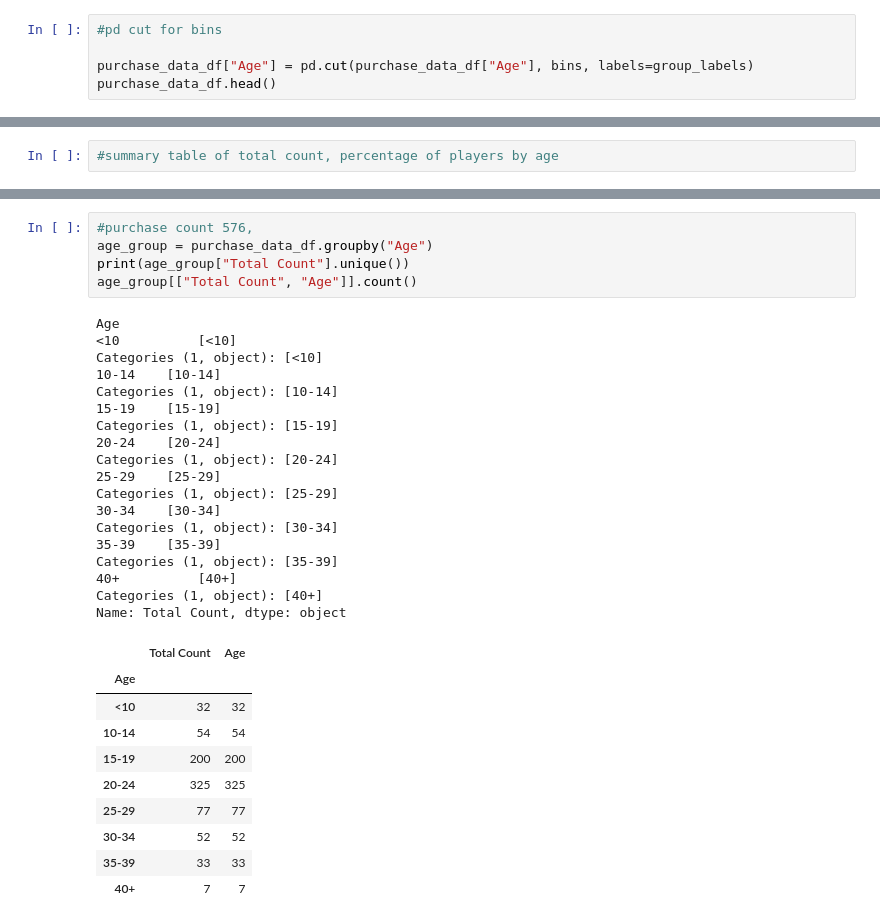
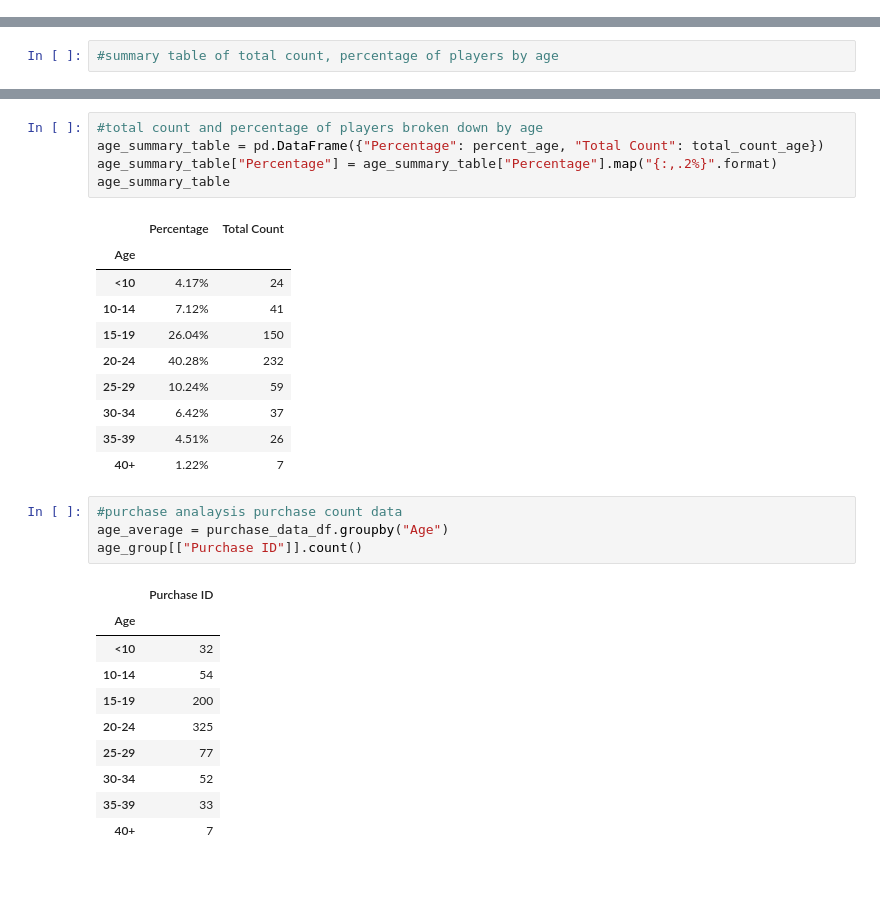
Before and after one commit to EmmaLimoli/pandas-challenge, a Jupyter notebook: HeroesOfPymoli/Pymoli Homework .ipynb, the cells around one changed output, grey strips where cells are left out. Cells and saved outputs as stored; diff of their text form; blank space fills up the shorter version.

```diff
--- a/HeroesOfPymoli/Pymoli Homework .ipynb
+++ b/HeroesOfPymoli/Pymoli Homework .ipynb
@@ -306,5 +291,0 @@ print(purchase_data_df["Age"].min())
-# %%
-#pd cut for bins
-
-purchase_data_df["Age"] = pd.cut(purchase_data_df["Age"], bins, labels=group_labels)
-purchase_data_df.head()
@@ -320,35 +311,32 @@ purchase_data_df.head()
+# %%
+#total count and percentage of players broken down by age
+age_summary_table = pd.DataFrame({"Percentage": percent_age, "Total Count": total_count_age})
+age_summary_table["Percentage"] = age_summary_table["Percentage"].map("{:,.2%}".format)
+age_summary_table
+# %% [output]
+|  | Percentage | Total Count |
+| Age |  |  |
+| <10 | 4.17% | 24 |
+| 10-14 | 7.12% | 41 |
+| 15-19 | 26.04% | 150 |
+| 20-24 | 40.28% | 232 |
+| 25-29 | 10.24% | 59 |
+| 30-34 | 6.42% | 37 |
+| 35-39 | 4.51% | 26 |
+| 40+ | 1.22% | 7 |
 # %%
-#purchase count 576,
-age_group = purchase_data_df.groupby("Age")
-print(age_group["Total Count"].unique())
-age_group[["Total Count", "Age"]].count()
+#purchase analaysis purchase count data
+age_average = purchase_data_df.groupby("Age")
+age_group[["Purchase ID"]].count()
 # %% [output]
-Age
-<10          [<10]
-Categories (1, object): [<10]
-10-14    [10-14]
-Categories (1, object): [10-14]
-15-19    [15-19]
-Categories (1, object): [15-19]
-20-24    [20-24]
-Categories (1, object): [20-24]
-25-29    [25-29]
-Categories (1, object): [25-29]
-30-34    [30-34]
-Categories (1, object): [30-34]
-35-39    [35-39]
-Categories (1, object): [35-39]
-40+          [40+]
-Categories (1, object): [40+]
-Name: Total Count, dtype: object
-|  | Total Count | Age |
-| Age |  |  |
-| <10 | 32 | 32 |
-| 10-14 | 54 | 54 |
-| 15-19 | 200 | 200 |
-| 20-24 | 325 | 325 |
-| 25-29 | 77 | 77 |
-| 30-34 | 52 | 52 |
-| 35-39 | 33 | 33 |
-| 40+ | 7 | 7 |
+|  | Purchase ID |
+| Age |  |
+| <10 | 32 |
+| 10-14 | 54 |
+| 15-19 | 200 |
+| 20-24 | 325 |
+| 25-29 | 77 |
+| 30-34 | 52 |
+| 35-39 | 33 |
+| 40+ | 7 |
 # %%
```
Also changed, not shown: parts of 39 cells of this notebook.
